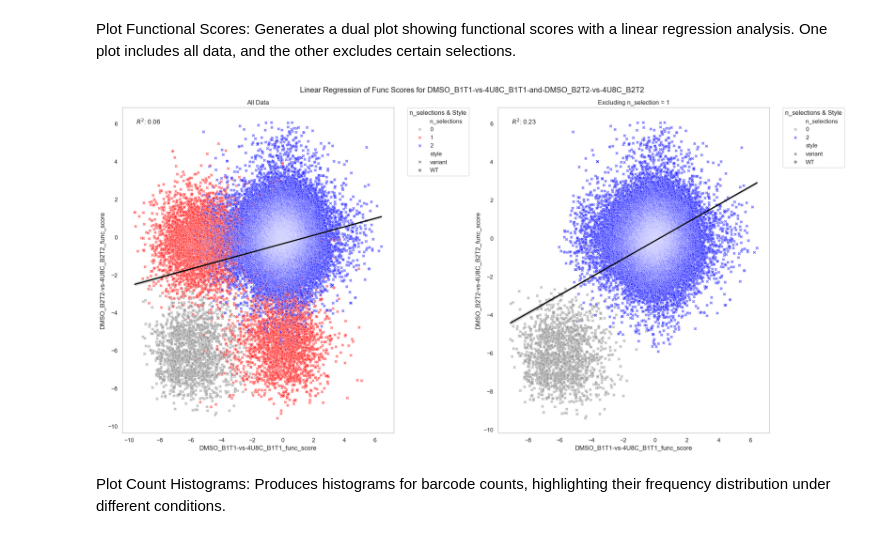
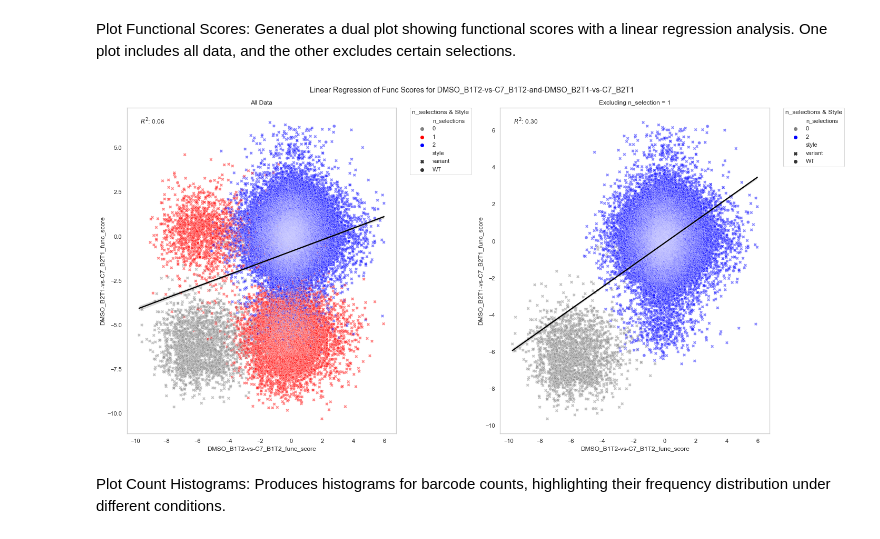
Before and after one commit to kwalcott97/kw_dms, a Jupyter notebook: Untitled.ipynb, the cells around one changed output. Cells and saved outputs as stored; diff of their text form; code cells hidden in the pictures.

```diff
--- a/Untitled.ipynb
+++ b/Untitled.ipynb
@@ -284,16 +499,27 @@ data_processor.load_codon_variants('kw_dms/results/variants/codon_variants.csv')
 
 sample_paths = {
     'DMSO_B1T1': 'kw_dms/old_results/barcode_counts/LibB-231017-DMSO_bio1-1_counts.csv',
+    'DMSO_B1T2': 'kw_dms/old_results/barcode_counts/LibB-231017-DMSO_bio1-2_counts.csv',
+    'DMSO_B2T1': 'kw_dms/old_results/barcode_counts/LibB-231017-DMSO_bio2-1_counts.csv',
+    'DMSO_B2T2': 'kw_dms/old_results/barcode_counts/LibB-231017-DMSO_bio2-2_counts.csv',
+    '4U8C_B2T2': 'kw_dms/old_results/barcode_counts/LibB-231017-4u8c_bio2-2_counts.csv',
     '4U8C_B1T1': 'kw_dms/old_results/barcode_counts/LibB-231017-4u8c_bio1-1_counts.csv',
-    'DMSO_B2T2': 'kw_dms/old_results/barcode_counts/LibB-231017-DMSO_bio2-1_counts.csv',
-    '4U8C_B2T2': 'kw_dms/old_results/barcode_counts/LibB-231017-4u8c_bio2-2_counts.csv'
+    'C7_B1T2': 'kw_dms/old_results/barcode_counts/LibB-231017-C7_bio1-2_counts.csv',
+    'C7_B2T1': 'kw_dms/old_results/barcode_counts/LibB-231017-C7_bio2-1_counts.csv',
+    'BOTH_B1T1': 'kw_dms/old_results/barcode_counts/LibB-231017-Both_bio1-1_counts.csv',
+    'BOTH_B2T1': 'kw_dms/old_results/barcode_counts/LibB-231017-Both_bio2-1_counts.csv',
     # Add other sample paths
 }
 
-
 comparison_pairs = {
     ('DMSO_B1T1','4U8C_B1T1'): 'DMSO_B1T1-vs-4U8C_B1T1',
-    ('DMSO_B2T2','4U8C_B2T2'): 'DMSO_B2T2-vs-4U8C_B2T2'
+    ('DMSO_B2T2','4U8C_B2T2'): 'DMSO_B2T2-vs-4U8C_B2T2',
+    ('DMSO_B1T2','C7_B1T2'): 'DMSO_B1T2-vs-C7_B1T2',
+    ('DMSO_B2T1','C7_B2T1'): 'DMSO_B2T1-vs-C7_B2T1',
+    ('DMSO_B1T1','BOTH_B1T1'): 'DMSO_B1T1-vs-BOTH_B1T1',
+    ('DMSO_B2T1','BOTH_B2T1'): 'DMSO_B2T1-vs-BOTH_B2T1'
+    # DMSO sample needs to go first
 }
 
 func_score_comparisons = data_processor.automate_functional_score_calculations(sample_paths, comparison_pairs, 'LibB', 10)
+func_score_comparisons.keys()
@@ -323,10 +551,10 @@ for key in func_score_comparisons:
 Plot Functional Scores:
 Generates a dual plot showing functional scores with a linear regression analysis. One plot includes all data, and the other excludes certain selections.
 # %%
-plotter.plot_func_scores(dataframes_dict=func_score_comparisons, key_to_plot='DMSO_B1T1-vs-4U8C_B1T1-and-DMSO_B2T2-vs-4U8C_B2T2')
+plotter.plot_func_scores(dataframes_dict=func_score_comparisons, key_to_plot='DMSO_B1T2-vs-C7_B1T2-and-DMSO_B2T1-vs-C7_B2T1')
 # Visualizes functional score relationships in the specified DataFrame.
 # %% [output]
-[figure, old version]
+[figure, new version]
 # %% [markdown]
 Plot Count Histograms:
 Produces histograms for barcode counts, highlighting their frequency distribution under different conditions.
```
Also changed, not shown: parts of 15 cells of this notebook, 3 other files.
